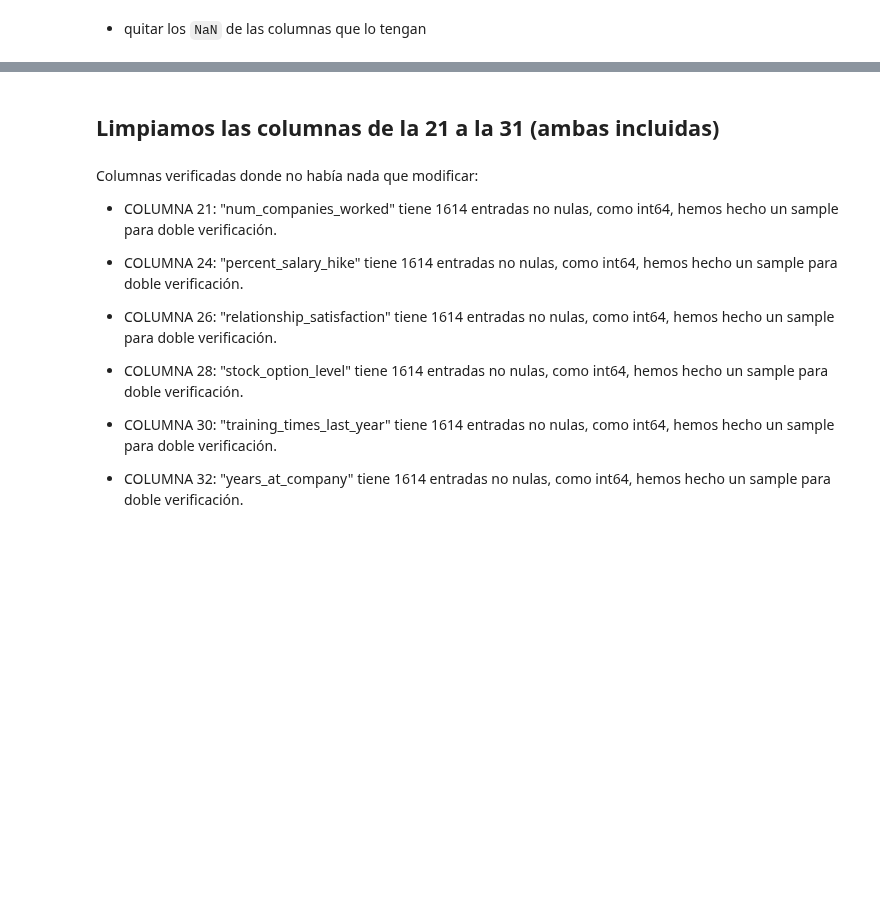
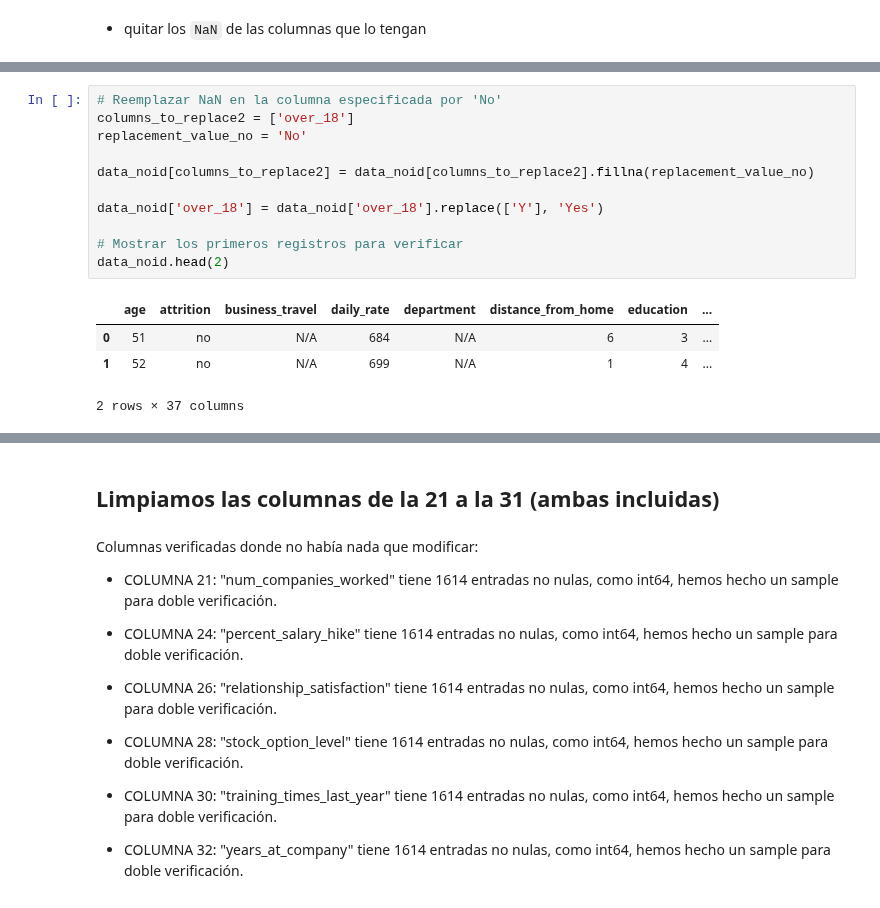
Before and after one commit to Violainedlst/proyecto-da-promo-H-modulo-3-team-2-People-pulse, a Jupyter notebook: Fase2_TDD_2.0.ipynb, the cells around one changed output, grey strips where cells are left out. Drawn from its saved outputs; the diff is of its cells as text; blank space fills up the shorter version.

```diff
--- a/Fase2_TDD_2.0.ipynb
+++ b/Fase2_TDD_2.0.ipynb
@@ -280,0 +264,16 @@ data_noid.head(2)
+# %%
+# Reemplazar NaN en la columna especificada por 'No'
+columns_to_replace2 = ['over_18']
+replacement_value_no = 'No'
+
+data_noid[columns_to_replace2] = data_noid[columns_to_replace2].fillna(replacement_value_no)
+
+data_noid['over_18'] = data_noid['over_18'].replace(['Y'], 'Yes')
+
+# Mostrar los primeros registros para verificar
+data_noid.head(2)
+# %% [output]
+|  | age | attrition | business_travel | daily_rate | department | distance_from_home | education | ... |
+| 0 | 51 | no | N/A | 684 | N/A | 6 | 3 | ... |
+| 1 | 52 | no | N/A | 699 | N/A | 1 | 4 | ... |
+2 rows × 37 columns
```
Also changed, not shown: parts of 34 cells of this notebook.
